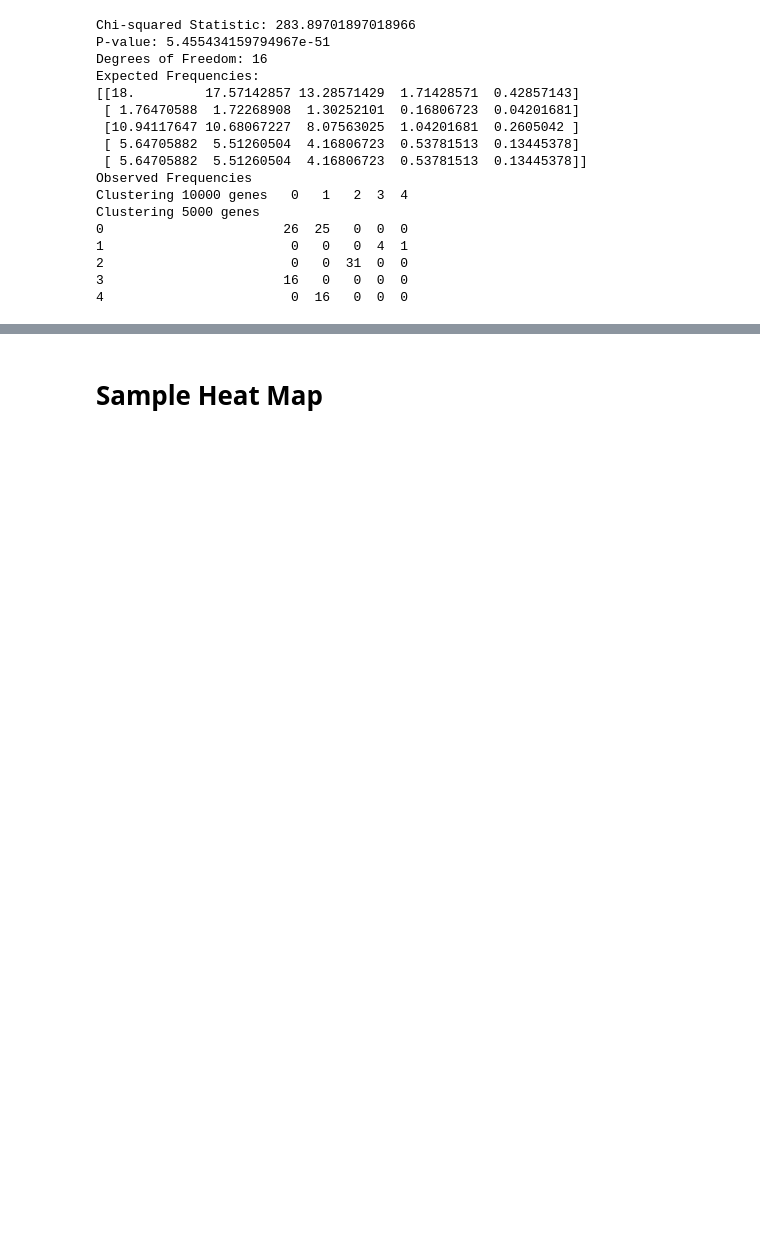
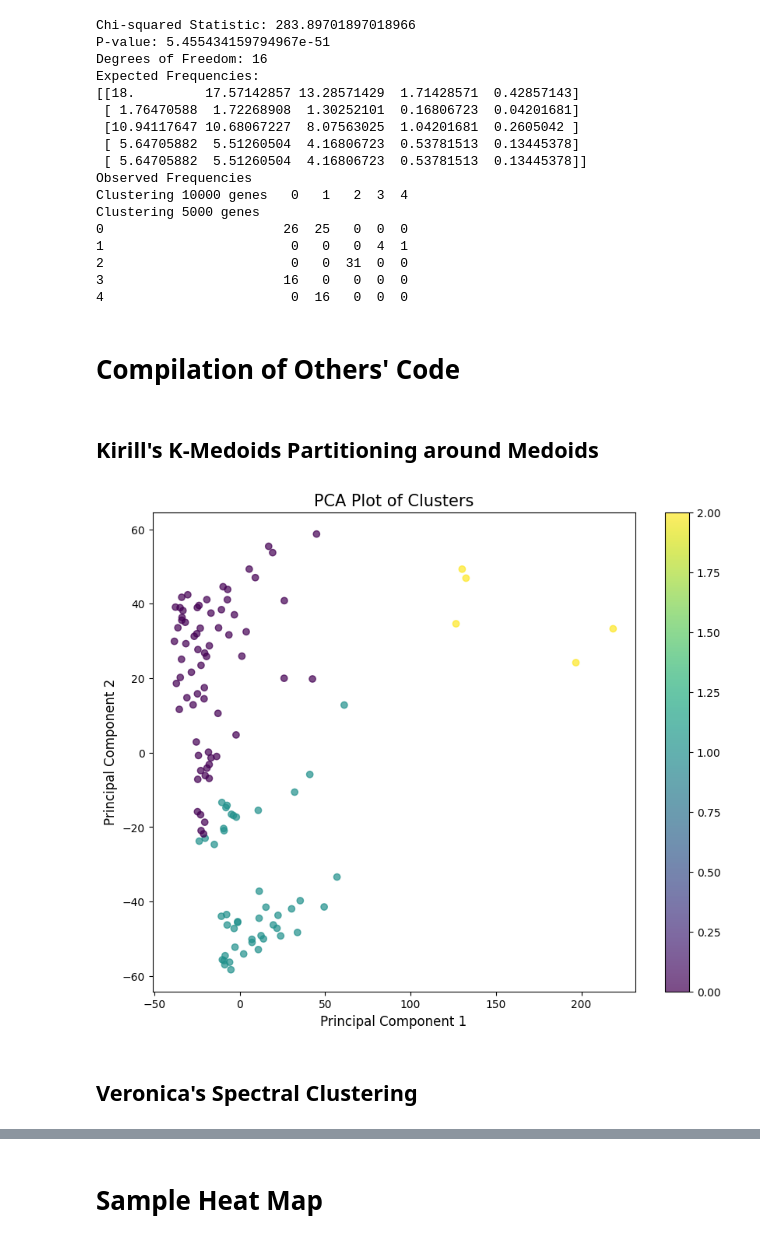
Before and after one commit to marielledoenges/BioInfoAlg_RheumArth, a Jupyter notebook: Bill/assignment3.ipynb, the cells around one changed output, grey strips where cells are left out. Cells and saved outputs as stored; diff of their text form; code cells hidden in the pictures; blank space fills up the shorter version.

```diff
--- a/Bill/assignment3.ipynb
+++ b/Bill/assignment3.ipynb
@@ -1028,3 +1031,7 @@ fig = create_sankey_from_multiple_flows(flow_tables)
 
 # Step 3: Display the diagram
 fig.show()
+# %% [markdown]
+# Compilation of Others' Code
+# %% [markdown]
+## Kirill's K-Medoids Partitioning around Medoids
@@ -1030,0 +1041,18 @@ fig.show()
+# %%
+df_5000_numpy = df_5000.to_numpy()
+k = 3
+initial_medoids = np.random.choice(len(df_5000_numpy), k, replace=False)
+pam_instance = kmedoids(df_5000_numpy, initial_medoids)
+pam_instance.process()
+clusters = pam_instance.get_clusters()
+
+# Converting pyclustering labels into labeling system that other libraries use
+kmedoids_labels = np.zeros(len(df_5000_numpy)).astype(int)
+for i in range(len(clusters)):
+    kmedoids_labels[clusters[i]] = int(i)
+# %%
+plot_pca_clusters(df_5000, kmedoids_labels)
+# %% [output]
+[figure, added]
+# %% [markdown]
+## Veronica's Spectral Clustering
```
Also changed, not shown: parts of 24 cells of this notebook, 1 other file.
